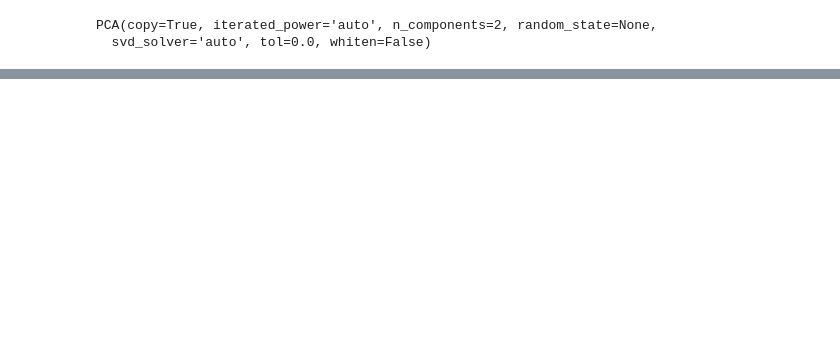
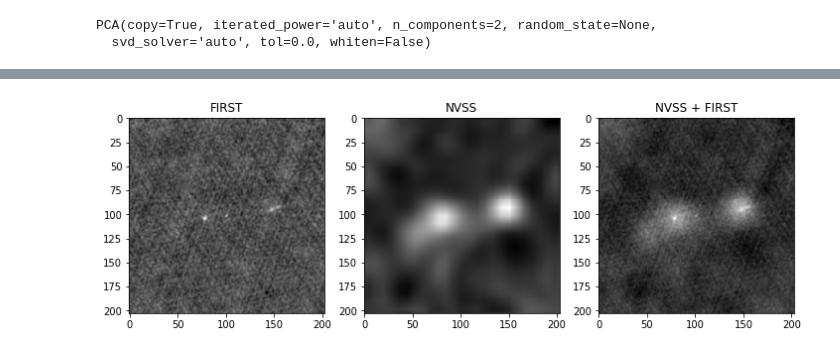
Before and after one commit to nottu/verano, a Jupyter notebook: notebook/Morpho Test.ipynb, the cells around one changed output, grey strips where cells are left out. Drawn from its saved outputs; the diff is of its cells as text; code cells hidden in the pictures; blank space fills up the shorter version.

```diff
--- a/notebook/Morpho Test.ipynb
+++ b/notebook/Morpho Test.ipynb
@@ -7,6 +7,7 @@ files = transpose_mtx([get_file_list(dirs[i], 'fit') for i in range(len(dirs))])
 %%time
 sz = 10
 dt = []
+names = []
 for im in files:
     try:
         dat = np.append(
@@ -14,7 +15,9 @@ for im in files:
                 get_open_close_info(readNormalizedImg(im[1]), sz)
               )
         dt.append(dat)
+        names.append(im)
         pass
     except OSError:
         pass
+files = names
 # %% [output]
@@ -117,3 +121,23 @@ plt.show()
 # %% [output]
 [interactive output not drawn]
 [interactive output not drawn]
+# %%
+index = 66
+im1 = readNormalizedImg(names[index][0])
+im2 = readNormalizedImg(names[index][1])
+# %%
+%matplotlib inline
+import matplotlib.pyplot as plt
+scale_fac = (im1.shape[0]/im2.shape[0] , im1.shape[1]/im2.shape[1])
+im2_r = sk.transform.rescale(im2, scale_fac, mode='reflect')
+im3 = im1 + im2_r
+f, ax = plt.subplots(1, 3, figsize=(12,15))
+ax[0].set_title('FIRST')
+ax[0].imshow(im1, cmap='gray')
+ax[1].set_title('NVSS')
+ax[1].imshow(im2_r, cmap='gray')
+ax[2].set_title('NVSS + FIRST')
+ax[2].imshow(im3, cmap='gray')
+plt.show()
+# %% [output]
+[figure, added]
```
Also changed, not shown: parts of 6 cells of this notebook, 2 other files.
